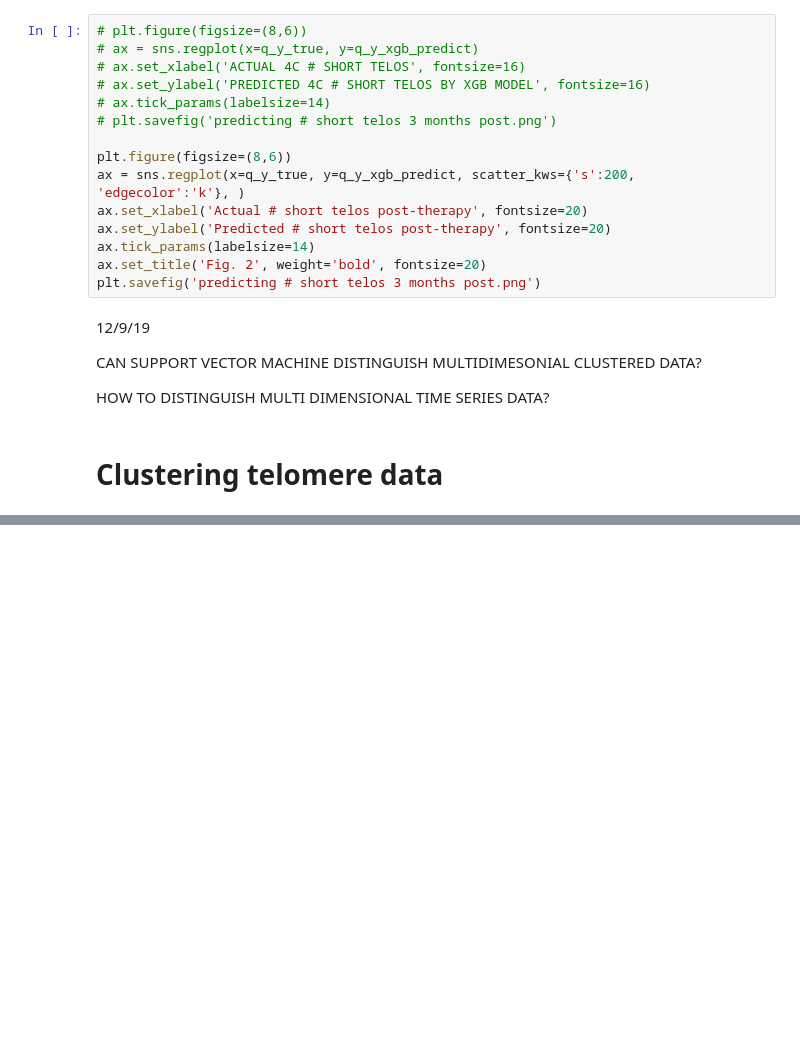
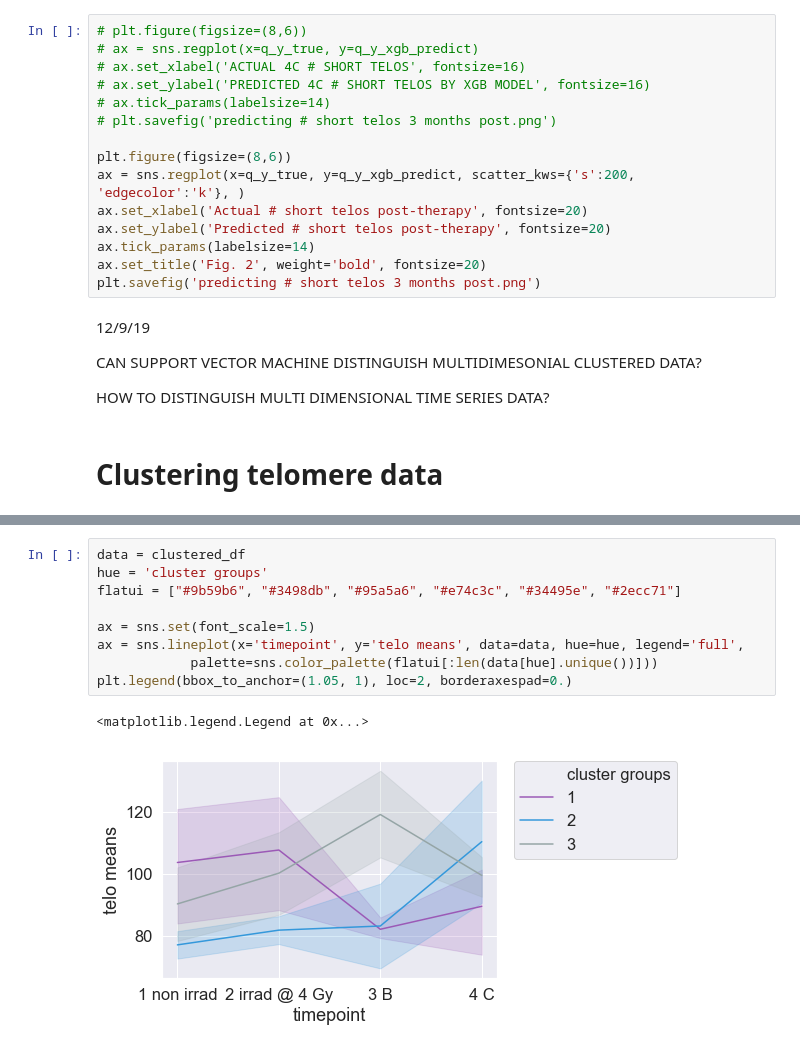
Before and after one commit to Jared-Luxton/radiation-therapy-machine-learning, a Jupyter notebook: workflow & notebooks/03a Radiation Sensitivity of Patients Data Machine Learning.ipynb, the cells around one changed output, grey strips where cells are left out. Drawn from its saved outputs; the diff is of its cells as text; blank space fills up the shorter version.

```diff
--- a/workflow & notebooks/03a Radiation Sensitivity of Patients Data Machine Learning.ipynb
+++ b/workflow & notebooks/03a Radiation Sensitivity of Patients Data Machine Learning.ipynb
@@ -683,0 +755,12 @@ plt.savefig('../graphs/nonrad vs irrad telos.png', dpi=400)
+# %%
+data = clustered_df
+hue = 'cluster groups'
+flatui = ["#9b59b6", "#3498db", "#95a5a6", "#e74c3c", "#34495e", "#2ecc71"]
+
+ax = sns.set(font_scale=1.5)
+ax = sns.lineplot(x='timepoint', y='telo means', data=data, hue=hue, legend='full',
+            palette=sns.color_palette(flatui[:len(data[hue].unique())]))
+plt.legend(bbox_to_anchor=(1.05, 1), loc=2, borderaxespad=0.)
+# %% [output]
+<matplotlib.legend.Legend at 0x...>
+[figure, added]
```
Also changed, not shown: parts of 12 cells of this notebook, 1 other file.
